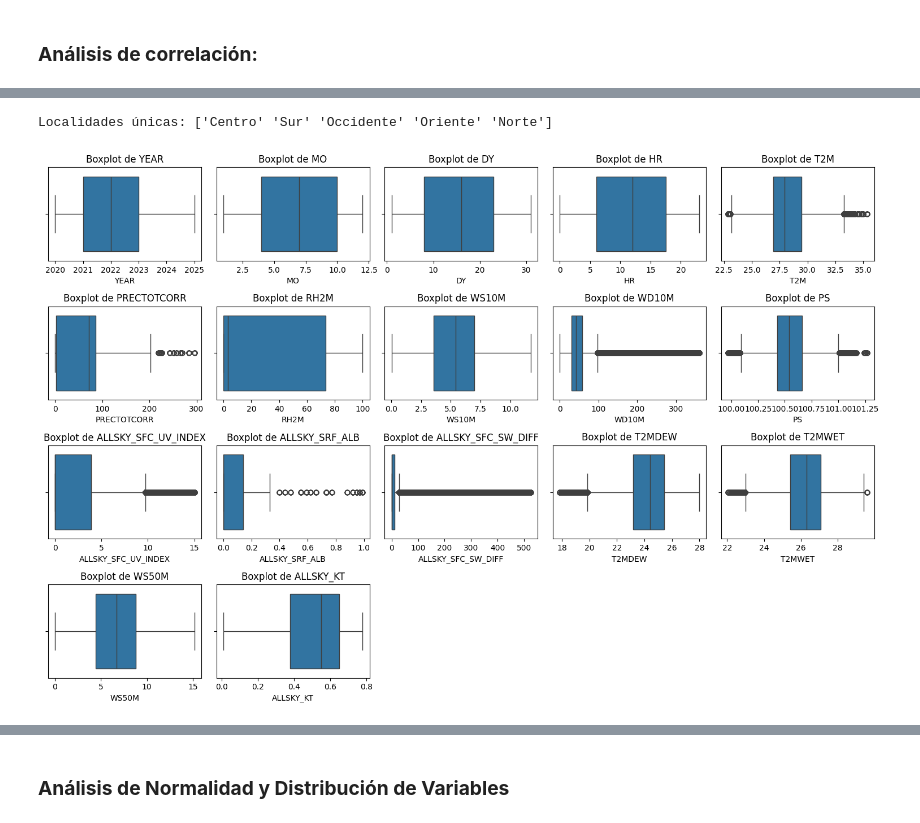
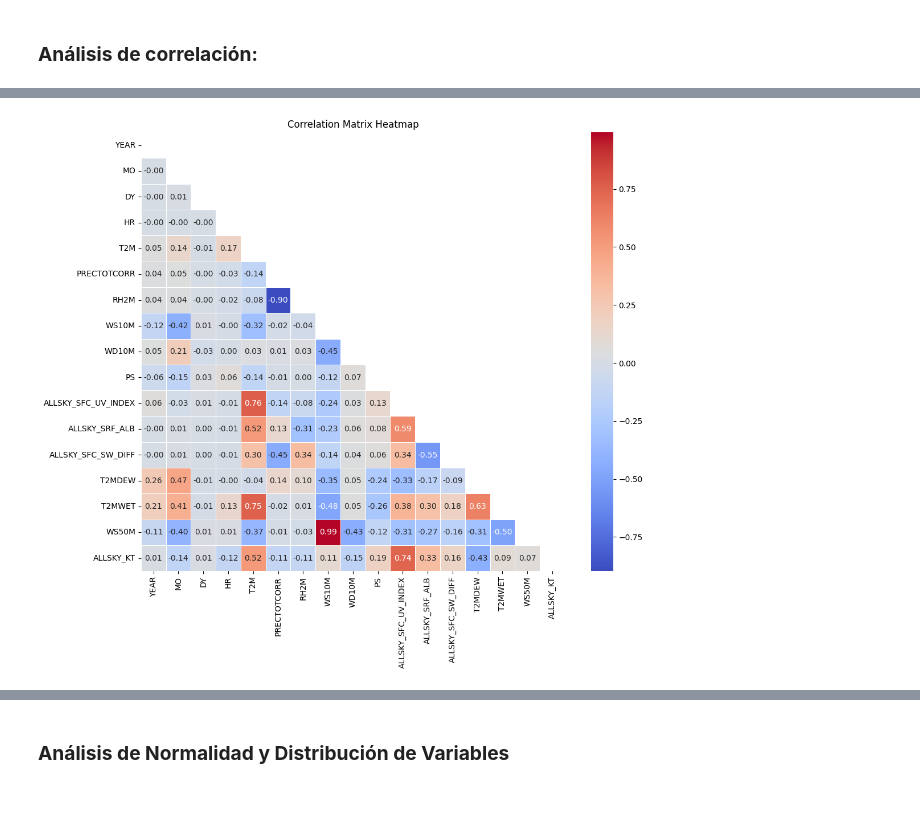
Before and after one commit to YisusParker/proyect_book_main, a Jupyter notebook: notebooks/eda.ipynb, the cells around one changed output, grey strips where cells are left out. Saved outputs shown, nothing was run; the diff lists cells and outputs as text; code cells hidden in the pictures.

```diff
--- a/notebooks/eda.ipynb
+++ b/notebooks/eda.ipynb
@@ -376,6 +202,0 @@ plt.show()
-# %%
-localidades = df_cleaned_limits['LOCALITY'].unique()
-print("Localidades únicas:", localidades)
-# Display unique localities in the DataFrame
-# %% [output]
-Localidades únicas: ['Centro' 'Sur' 'Occidente' 'Oriente' 'Norte']
@@ -387,12 +202,0 @@ numeric_colss = df_cleaned_limits.select_dtypes(include=['number']).columns
-# %%
-
-plt.figure(figsize=(15, 10))
-for i, col in enumerate(numeric_cols, 1):
-    plt.subplot(4, 5, i)
-    sns.boxplot(data=df_cleaned_limits, x=col)
-    plt.title(f'Boxplot de {col}')
-# Display a boxplot for each numeric column to visualize outliers
-plt.tight_layout()
-plt.show()
-# %% [output]
-[figure, removed]
@@ -398,0 +208,21 @@ plt.show()
+# %%
+# Calculate the correlation matrix for numeric columns
+corr_matrix = df_cleaned[numeric_cols].corr()
+
+# Create a mask to hide the upper triangle of the heatmap for better readability
+mask = np.triu(np.ones_like(corr_matrix, dtype=bool))
+
+# Plot the heatmap of the correlation matrix
+plt.figure(figsize=(12, 10))  # Set the figure size for better visualization
+sns.heatmap(
+    corr_matrix,  # Correlation matrix as input
+    mask=mask,  # Apply the mask to hide the upper triangle
+    annot=True,  # Annotate the heatmap with correlation values
+    cmap='coolwarm',  # Use a diverging colormap for better contrast
+    fmt='.2f',  # Format the annotations to 2 decimal places
+    linewidths=0.5  # Add lines between cells for clarity
+)
+plt.title("Correlation Matrix Heatmap")  # Add a title for context
+plt.show()  # Display the heatmap
+# %% [output]
+[figure, added]
```
Also changed, not shown: parts of 58 cells of this notebook, 4 other files.
